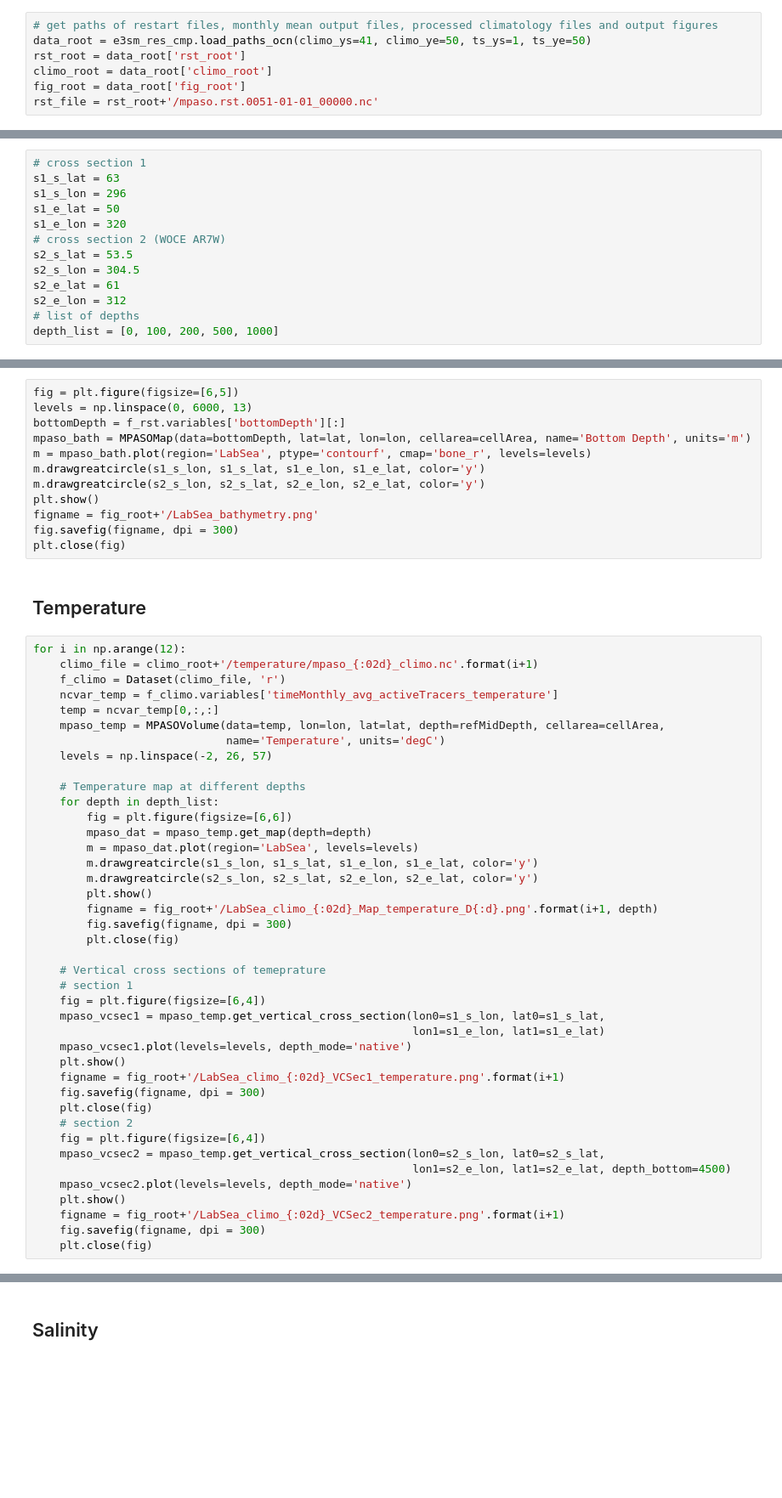
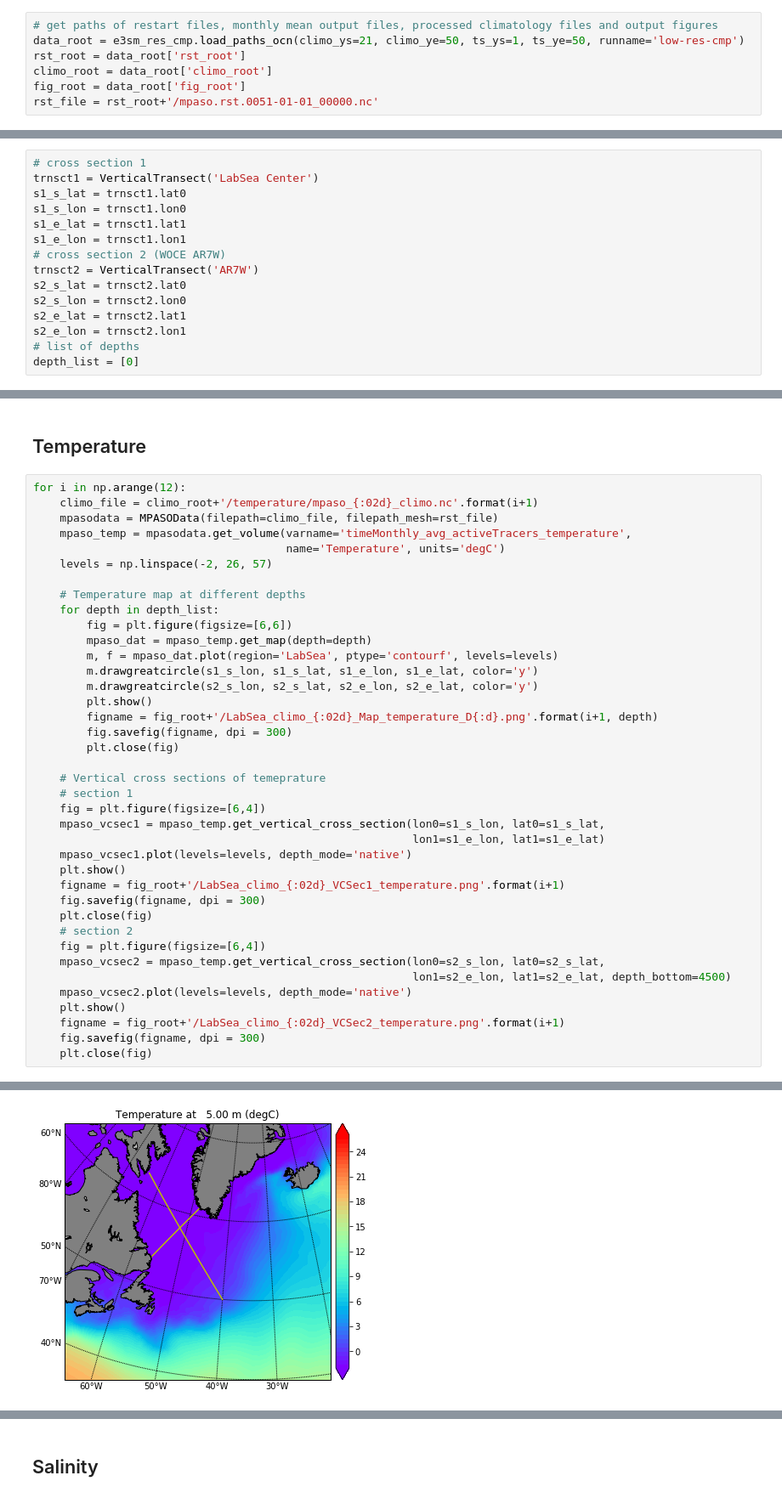
Before and after one commit to qingli411/mpasanalysis, a Jupyter notebook: plot_LabSea_climo_cross_section.ipynb, the cells around one changed output, grey strips where cells are left out. Shown at 85% size. Cells and saved outputs as stored; diff of their text form; blank space fills up the shorter version.

Commit message:
Update climo cross section

```diff
--- a/plot_LabSea_climo_cross_section.ipynb
+++ b/plot_LabSea_climo_cross_section.ipynb
@@ -4,7 +4,7 @@ import e3sm_res_cmp
 %matplotlib inline
 # %%
 # get paths of restart files, monthly mean output files, processed climatology files and output figures
-data_root = e3sm_res_cmp.load_paths_ocn(climo_ys=41, climo_ye=50, ts_ys=1, ts_ye=50)
+data_root = e3sm_res_cmp.load_paths_ocn(climo_ys=21, climo_ye=50, ts_ys=1, ts_ye=50, runname='low-res-cmp')
 rst_root = data_root['rst_root']
 climo_root = data_root['climo_root']
 fig_root = data_root['fig_root']
@@ -30,14 +18,16 @@ refMidDepth = 0.5*(refTopDepth+refBottomDepth)
 ## Cross sections
 # %%
 # cross section 1
-s1_s_lat = 63
-s1_s_lon = 296
-s1_e_lat = 50
-s1_e_lon = 320
+trnsct1 = VerticalTransect('LabSea Center')
+s1_s_lat = trnsct1.lat0
+s1_s_lon = trnsct1.lon0
+s1_e_lat = trnsct1.lat1
+s1_e_lon = trnsct1.lon1
 # cross section 2 (WOCE AR7W)
-s2_s_lat = 53.5
-s2_s_lon = 304.5
-s2_e_lat = 61
-s2_e_lon = 312
+trnsct2 = VerticalTransect('AR7W')
+s2_s_lat = trnsct2.lat0
+s2_s_lon = trnsct2.lon0
+s2_e_lat = trnsct2.lat1
+s2_e_lon = trnsct2.lon1
 # list of depths
-depth_list = [0, 100, 200, 500, 1000]
+depth_list = [0]
@@ -46,32 +37,18 @@ depth_list = [0, 100, 200, 500, 1000]
-# %%
-fig = plt.figure(figsize=[6,5])
-levels = np.linspace(0, 6000, 13)
-bottomDepth = f_rst.variables['bottomDepth'][:]
-mpaso_bath = MPASOMap(data=bottomDepth, lat=lat, lon=lon, cellarea=cellArea, name='Bottom Depth', units='m')
-m = mpaso_bath.plot(region='LabSea', ptype='contourf', cmap='bone_r', levels=levels)
-m.drawgreatcircle(s1_s_lon, s1_s_lat, s1_e_lon, s1_e_lat, color='y')
-m.drawgreatcircle(s2_s_lon, s2_s_lat, s2_e_lon, s2_e_lat, color='y')
-plt.show()
-figname = fig_root+'/LabSea_bathymetry.png'
-fig.savefig(figname, dpi = 300)
-plt.close(fig)
 # %% [markdown]
 ## Temperature
 # %%
 for i in np.arange(12):
     climo_file = climo_root+'/temperature/mpaso_{:02d}_climo.nc'.format(i+1)
-    f_climo = Dataset(climo_file, 'r')
-    ncvar_temp = f_climo.variables['timeMonthly_avg_activeTracers_temperature']
-    temp = ncvar_temp[0,:,:]
-    mpaso_temp = MPASOVolume(data=temp, lon=lon, lat=lat, depth=refMidDepth, cellarea=cellArea,
-                             name='Temperature', units='degC')
+    mpasodata = MPASOData(filepath=climo_file, filepath_mesh=rst_file)
+    mpaso_temp = mpasodata.get_volume(varname='timeMonthly_avg_activeTracers_temperature',
+                                      name='Temperature', units='degC')
     levels = np.linspace(-2, 26, 57)
 
     # Temperature map at different depths
     for depth in depth_list:
         fig = plt.figure(figsize=[6,6])
         mpaso_dat = mpaso_temp.get_map(depth=depth)
-        m = mpaso_dat.plot(region='LabSea', levels=levels)
+        m, f = mpaso_dat.plot(region='LabSea', ptype='contourf', levels=levels)
         m.drawgreatcircle(s1_s_lon, s1_s_lat, s1_e_lon, s1_e_lat, color='y')
         m.drawgreatcircle(s2_s_lon, s2_s_lat, s2_e_lon, s2_e_lat, color='y')
         plt.show()
@@ -98,3 +75,4 @@ for i in np.arange(12):
     figname = fig_root+'/LabSea_climo_{:02d}_VCSec2_temperature.png'.format(i+1)
     fig.savefig(figname, dpi = 300)
     plt.close(fig)
+# %% [output]
@@ -100,0 +81 @@ for i in np.arange(12):
+[figure, added]
```
Also changed, not shown: parts of 8 cells of this notebook, 1 other file.
